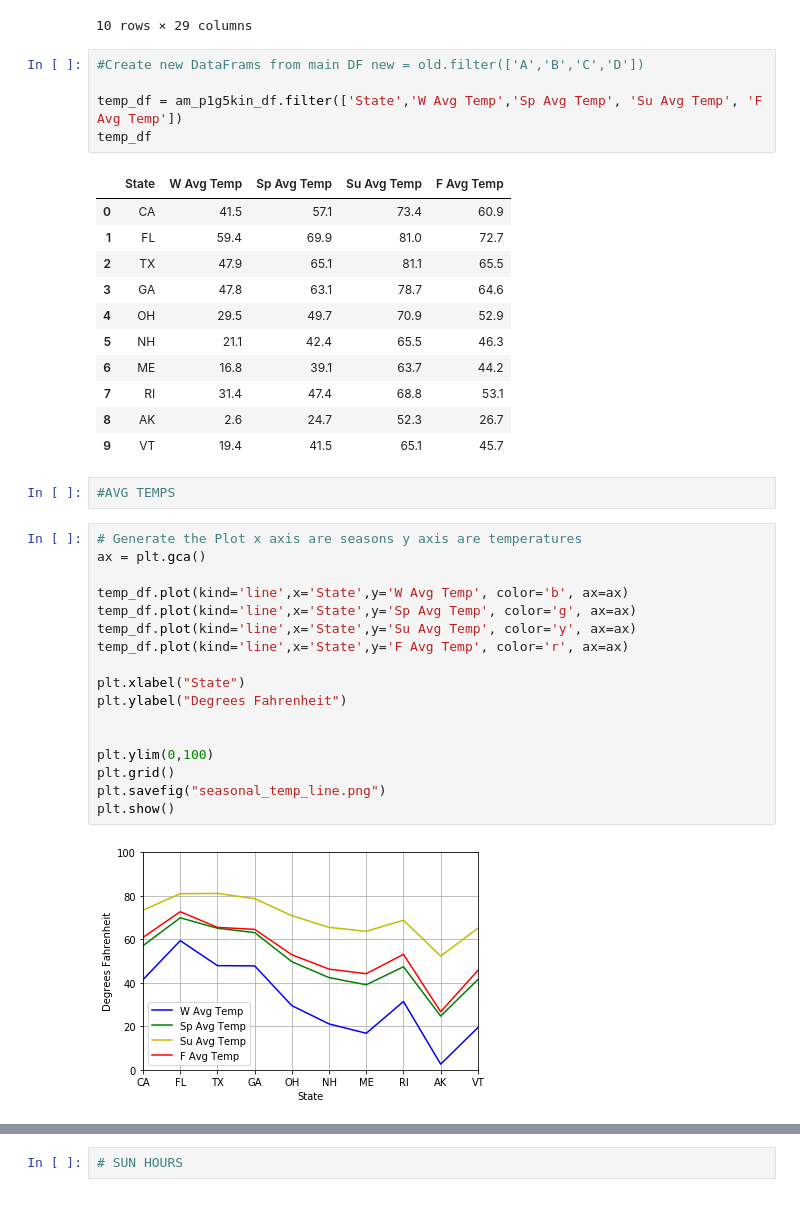
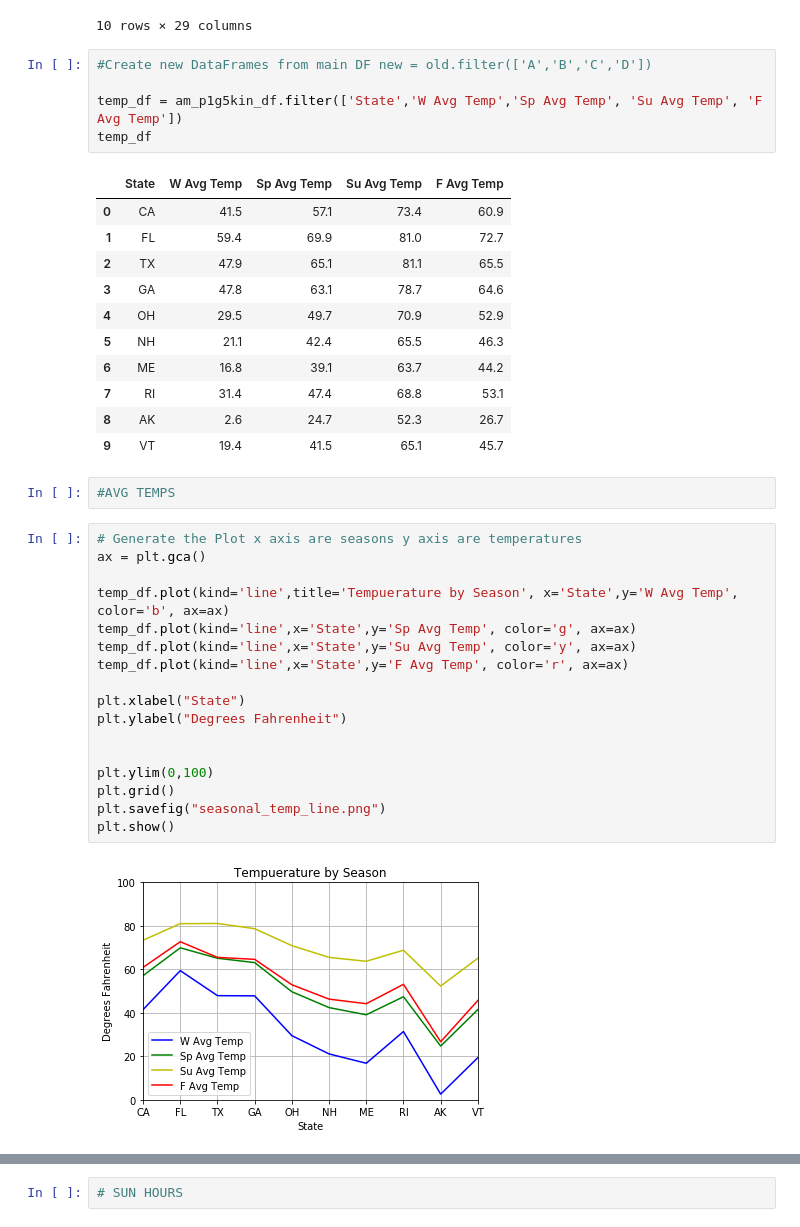
Before and after one commit to DavidAradom/Project1, a Jupyter notebook: am_P1G5kin_research.ipynb, the cells around one changed output, grey strips where cells are left out. Saved outputs shown, nothing was run; the diff lists cells and outputs as text.

```diff
--- a/am_P1G5kin_research.ipynb
+++ b/am_P1G5kin_research.ipynb
@@ -27,7 +27,7 @@ am_p1g5kin_df
 | 9 | VT | 19.4 | 365 | 2.85 | 8.55 | 89.25 | 44.625 | ... |
 10 rows × 29 columns
 # %%
-#Create new DataFrams from main DF new = old.filter(['A','B','C','D'])
+#Create new DataFrames from main DF new = old.filter(['A','B','C','D'])
 
 temp_df = am_p1g5kin_df.filter(['State','W Avg Temp','Sp Avg Temp', 'Su Avg Temp', 'F Avg Temp'])
 temp_df
@@ -48,22 +48,22 @@ temp_df
 # %%
 # Generate the Plot x axis are seasons y axis are temperatures
 ax = plt.gca()
 
-temp_df.plot(kind='line',x='State',y='W Avg Temp', color='b', ax=ax)
+temp_df.plot(kind='line',title='Tempuerature by Season', x='State',y='W Avg Temp', color='b', ax=ax)
 temp_df.plot(kind='line',x='State',y='Sp Avg Temp', color='g', ax=ax)
 temp_df.plot(kind='line',x='State',y='Su Avg Temp', color='y', ax=ax)
 temp_df.plot(kind='line',x='State',y='F Avg Temp', color='r', ax=ax)
 
 plt.xlabel("State")
 plt.ylabel("Degrees Fahrenheit")
 
 
 plt.ylim(0,100)
 plt.grid()
 plt.savefig("seasonal_temp_line.png")
 plt.show()
 # %% [output]
-[figure, old version]
+[figure, new version]
 # %%
 ax = plt.gca()
 
```
Also changed, not shown: parts of 24 cells of this notebook.
